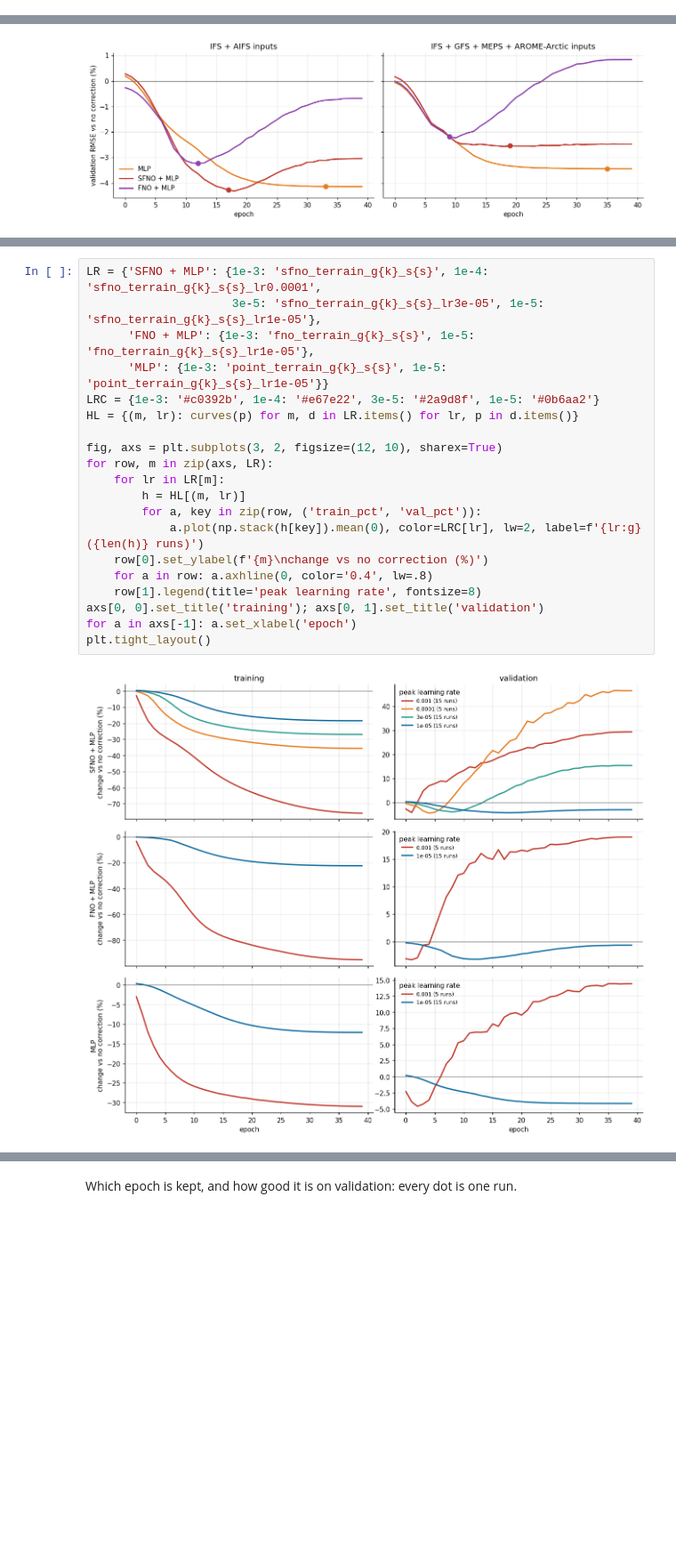
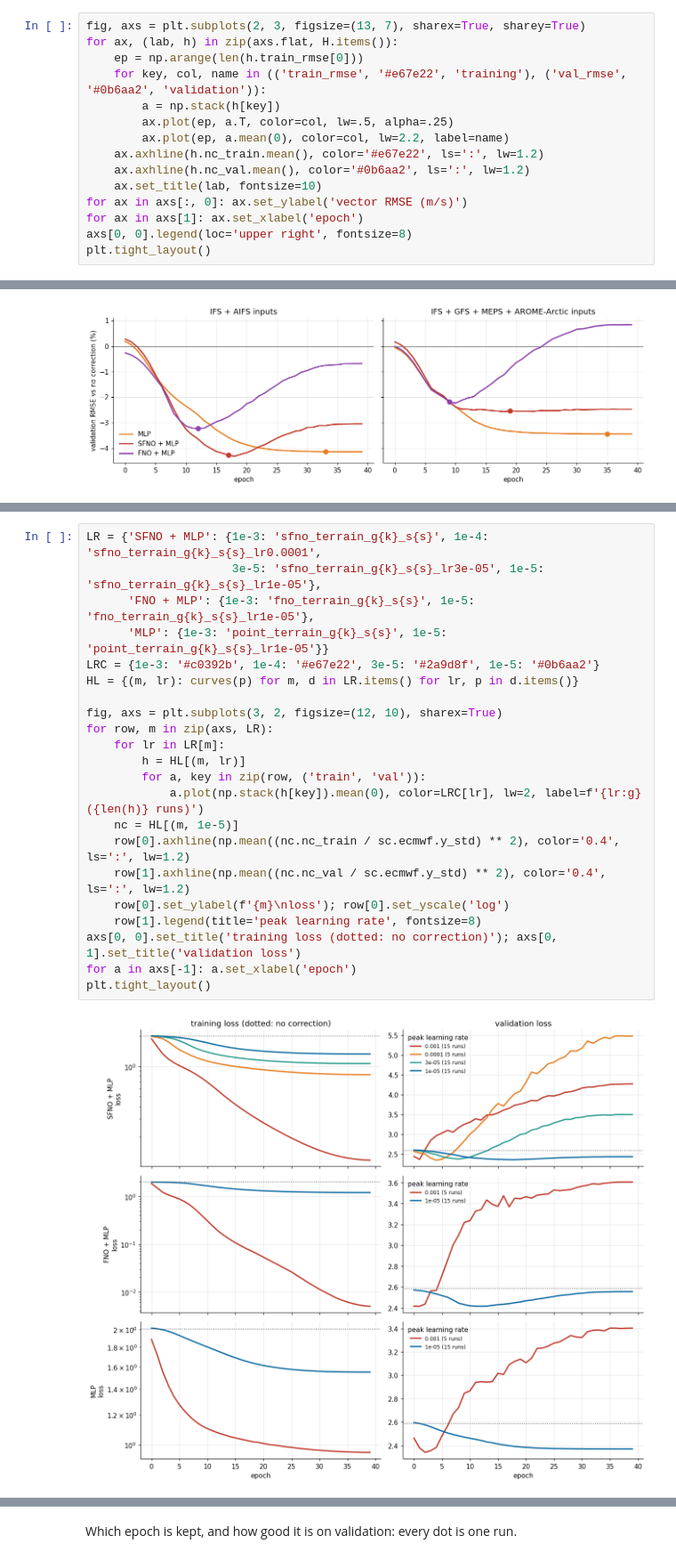
Before and after one commit to chensy618/windcast, a Jupyter notebook: notebooks/01_training.ipynb, the cells around one changed output, grey strips where cells are left out. Shown at 89% size. Cells and saved outputs as stored; diff of their text form; blank space fills up the shorter version.

Commit message:
notebooks/01: raw loss curves before the RMSE curves (website models and learning rate)
Co-Authored-By: Claude Opus 5.5 <noreply@anthropic.com>

```diff
--- a/notebooks/01_training.ipynb
+++ b/notebooks/01_training.ipynb
@@ -120,0 +132,15 @@ plt.tight_layout()
+# %%
+fig, axs = plt.subplots(2, 3, figsize=(13, 7), sharex=True, sharey=True)
+for ax, (lab, h) in zip(axs.flat, H.items()):
+    ep = np.arange(len(h.train_rmse[0]))
+    for key, col, name in (('train_rmse', '#e67e22', 'training'), ('val_rmse', '#0b6aa2', 'validation')):
+        a = np.stack(h[key])
+        ax.plot(ep, a.T, color=col, lw=.5, alpha=.25)
+        ax.plot(ep, a.mean(0), color=col, lw=2.2, label=name)
+    ax.axhline(h.nc_train.mean(), color='#e67e22', ls=':', lw=1.2)
+    ax.axhline(h.nc_val.mean(), color='#0b6aa2', ls=':', lw=1.2)
+    ax.set_title(lab, fontsize=10)
+for ax in axs[:, 0]: ax.set_ylabel('vector RMSE (m/s)')
+for ax in axs[1]: ax.set_xlabel('epoch')
+axs[0, 0].legend(loc='upper right', fontsize=8)
+plt.tight_layout()
@@ -163,22 +192,24 @@ SFNO, 5 runs = seed 0 otherwise).
 # %%
 LR = {'SFNO + MLP': {1e-3: 'sfno_terrain_g{k}_s{s}', 1e-4: 'sfno_terrain_g{k}_s{s}_lr0.0001',
                      3e-5: 'sfno_terrain_g{k}_s{s}_lr3e-05', 1e-5: 'sfno_terrain_g{k}_s{s}_lr1e-05'},
       'FNO + MLP': {1e-3: 'fno_terrain_g{k}_s{s}', 1e-5: 'fno_terrain_g{k}_s{s}_lr1e-05'},
       'MLP': {1e-3: 'point_terrain_g{k}_s{s}', 1e-5: 'point_terrain_g{k}_s{s}_lr1e-05'}}
 LRC = {1e-3: '#c0392b', 1e-4: '#e67e22', 3e-5: '#2a9d8f', 1e-5: '#0b6aa2'}
 HL = {(m, lr): curves(p) for m, d in LR.items() for lr, p in d.items()}
 
 fig, axs = plt.subplots(3, 2, figsize=(12, 10), sharex=True)
 for row, m in zip(axs, LR):
     for lr in LR[m]:
         h = HL[(m, lr)]
-        for a, key in zip(row, ('train_pct', 'val_pct')):
+        for a, key in zip(row, ('train', 'val')):
             a.plot(np.stack(h[key]).mean(0), color=LRC[lr], lw=2, label=f'{lr:g} ({len(h)} runs)')
-    row[0].set_ylabel(f'{m}\nchange vs no correction (%)')
-    for a in row: a.axhline(0, color='0.4', lw=.8)
+    nc = HL[(m, 1e-5)]
+    row[0].axhline(np.mean((nc.nc_train / sc.ecmwf.y_std) ** 2), color='0.4', ls=':', lw=1.2)
+    row[1].axhline(np.mean((nc.nc_val / sc.ecmwf.y_std) ** 2), color='0.4', ls=':', lw=1.2)
+    row[0].set_ylabel(f'{m}\nloss'); row[0].set_yscale('log')
     row[1].legend(title='peak learning rate', fontsize=8)
-axs[0, 0].set_title('training'); axs[0, 1].set_title('validation')
+axs[0, 0].set_title('training loss (dotted: no correction)'); axs[0, 1].set_title('validation loss')
 for a in axs[-1]: a.set_xlabel('epoch')
 plt.tight_layout()
 # %% [output]
-[figure, old version]
+[figure, new version]
```
Also changed, not shown: parts of 6 cells of this notebook, 1 other file.
